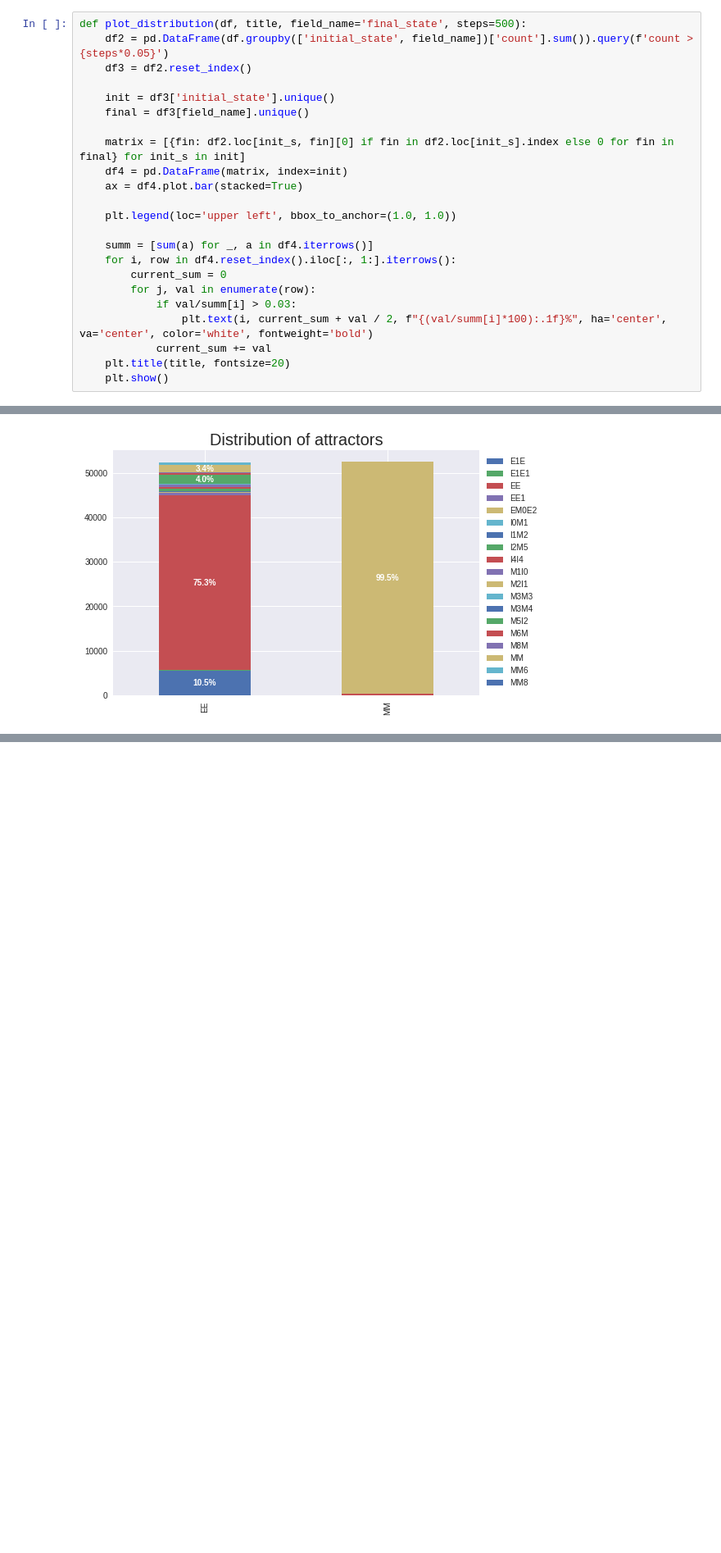
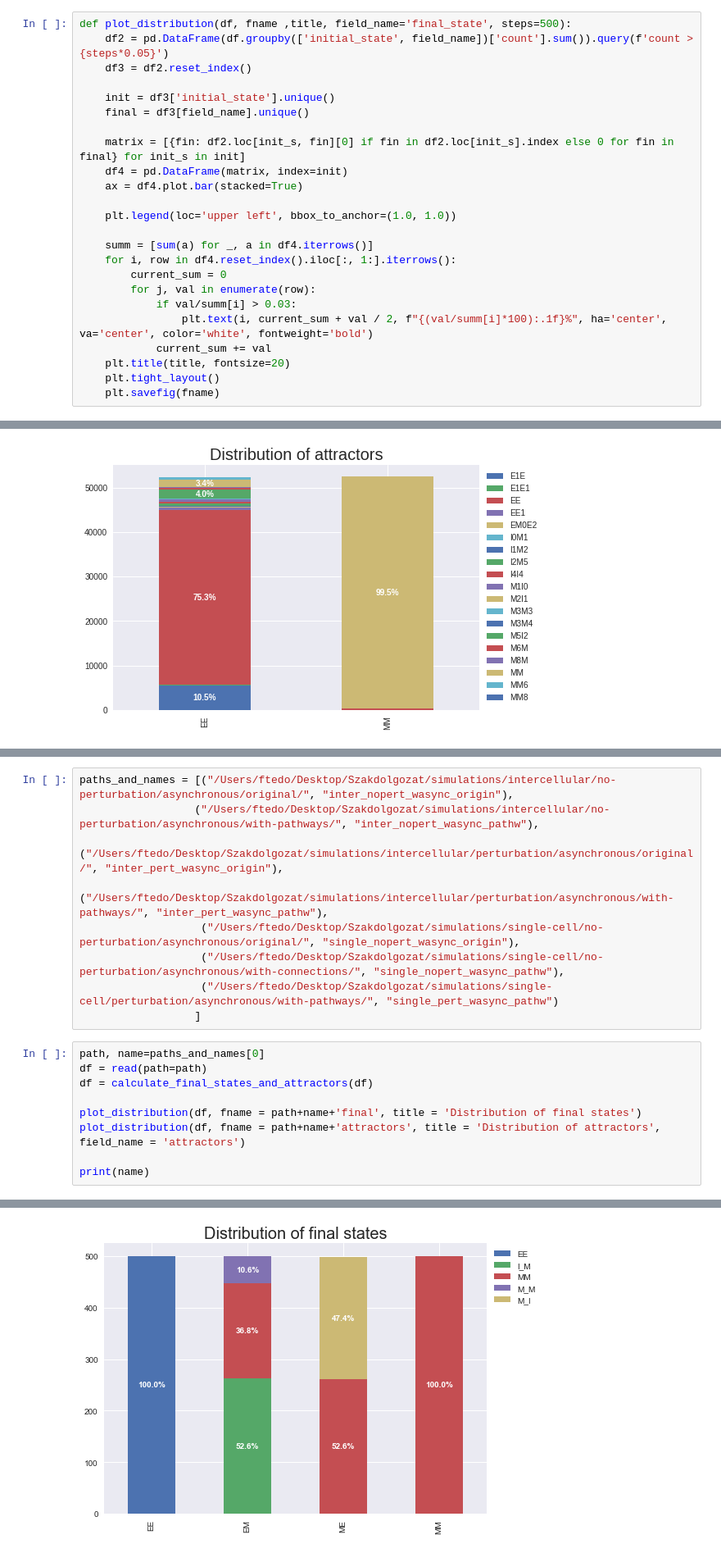
Before and after one commit to ftedo/simulation-files, a Jupyter notebook: analyser/final state and attractor distributions.ipynb, the cells around one changed output, grey strips where cells are left out. Shown at 82% size. Drawn from its saved outputs; the diff is of its cells as text; blank space fills up the shorter version.

```diff
--- a/analyser/final state and attractor distributions.ipynb
+++ b/analyser/final state and attractor distributions.ipynb
@@ -34,7 +34,7 @@ def calculate_final_states_and_attractors(df):
     df.insert(0, 'attractors', attractors)
     return df
 # %%
-def plot_distribution(df, title, field_name='final_state', steps=500):
+def plot_distribution(df, fname ,title, field_name='final_state', steps=500):
     df2 = pd.DataFrame(df.groupby(['initial_state', field_name])['count'].sum()).query(f'count > {steps*0.05}')
     df3 = df2.reset_index()
 
@@ -55,7 +55,8 @@ def plot_distribution(df, title, field_name='final_state', steps=500):
                 plt.text(i, current_sum + val / 2, f"{(val/summ[i]*100):.1f}%", ha='center', va='center', color='white', fontweight='bold')
             current_sum += val
     plt.title(title, fontsize=20)
-    plt.show()
+    plt.tight_layout()
+    plt.savefig(fname)
 # %% [markdown]
 # Init
 # %%
@@ -81,0 +85,19 @@ plot_distribution(df, 'Distribution of attractors', 'attractors')
+# %%
+paths_and_names = [("/Users/ftedo/Desktop/Szakdolgozat/simulations/intercellular/no-perturbation/asynchronous/original/", "inter_nopert_wasync_origin"),
+                  ("/Users/ftedo/Desktop/Szakdolgozat/simulations/intercellular/no-perturbation/asynchronous/with-pathways/", "inter_nopert_wasync_pathw"),
+                    ("/Users/ftedo/Desktop/Szakdolgozat/simulations/intercellular/perturbation/asynchronous/original/", "inter_pert_wasync_origin"),
+                   ("/Users/ftedo/Desktop/Szakdolgozat/simulations/intercellular/perturbation/asynchronous/with-pathways/", "inter_pert_wasync_pathw"),
+                   ("/Users/ftedo/Desktop/Szakdolgozat/simulations/single-cell/no-perturbation/asynchronous/original/", "single_nopert_wasync_origin"),
+                   ("/Users/ftedo/Desktop/Szakdolgozat/simulations/single-cell/no-perturbation/asynchronous/with-connections/", "single_nopert_wasync_pathw"),
+                   ("/Users/ftedo/Desktop/Szakdolgozat/simulations/single-cell/perturbation/asynchronous/with-pathways/", "single_pert_wasync_pathw")
+                  ]
+# %%
+path, name=paths_and_names[0]
+df = read(path=path)
+df = calculate_final_states_and_attractors(df)
+
+plot_distribution(df, fname = path+name+'final', title = 'Distribution of final states')
+plot_distribution(df, fname = path+name+'attractors', title = 'Distribution of attractors', field_name = 'attractors')
+
+print(name)
+# %% [output]
@@ -81,0 +105 @@ plot_distribution(df, 'Distribution of attractors', 'attractors')
+[figure, added]
```
Also changed, not shown: parts of 4 cells of this notebook, 43 other files.
